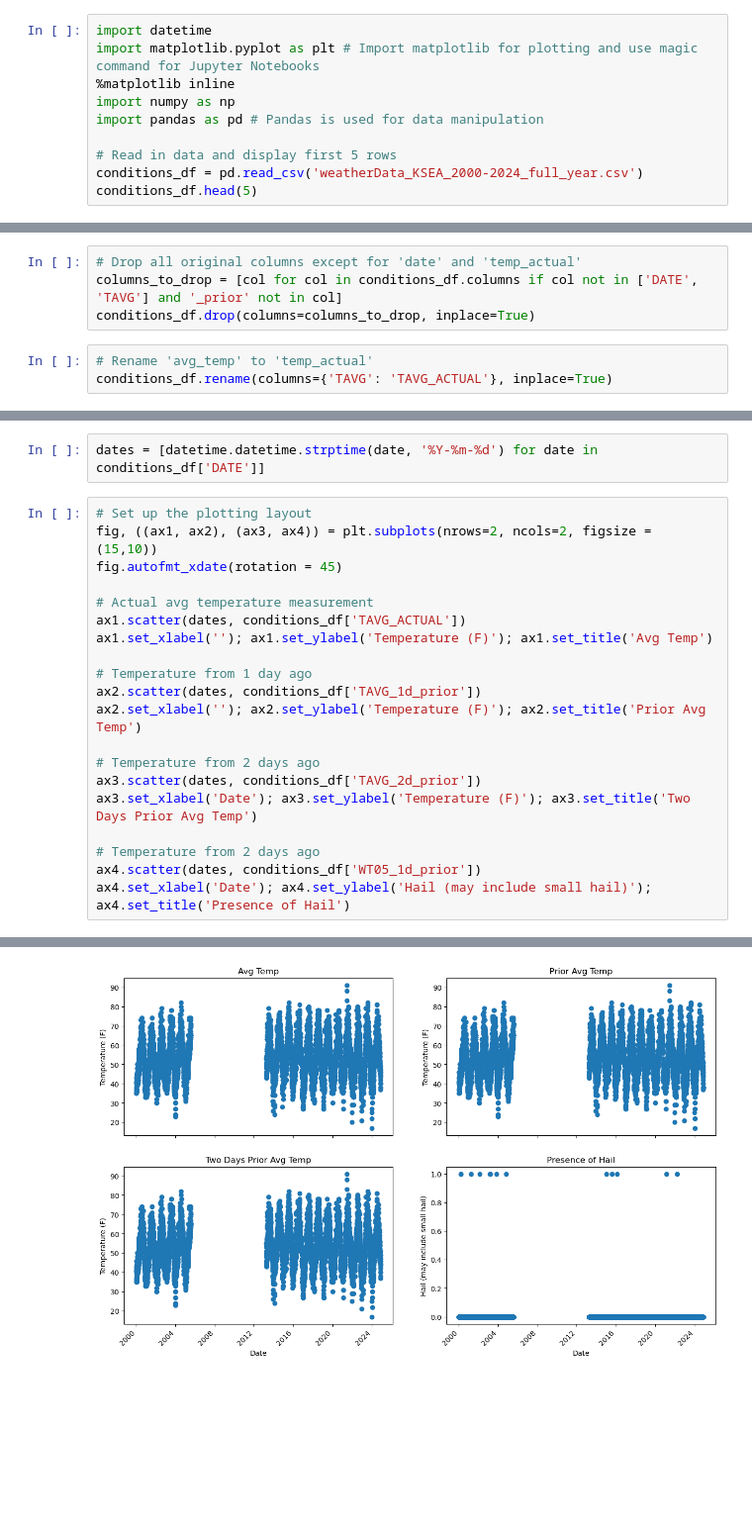
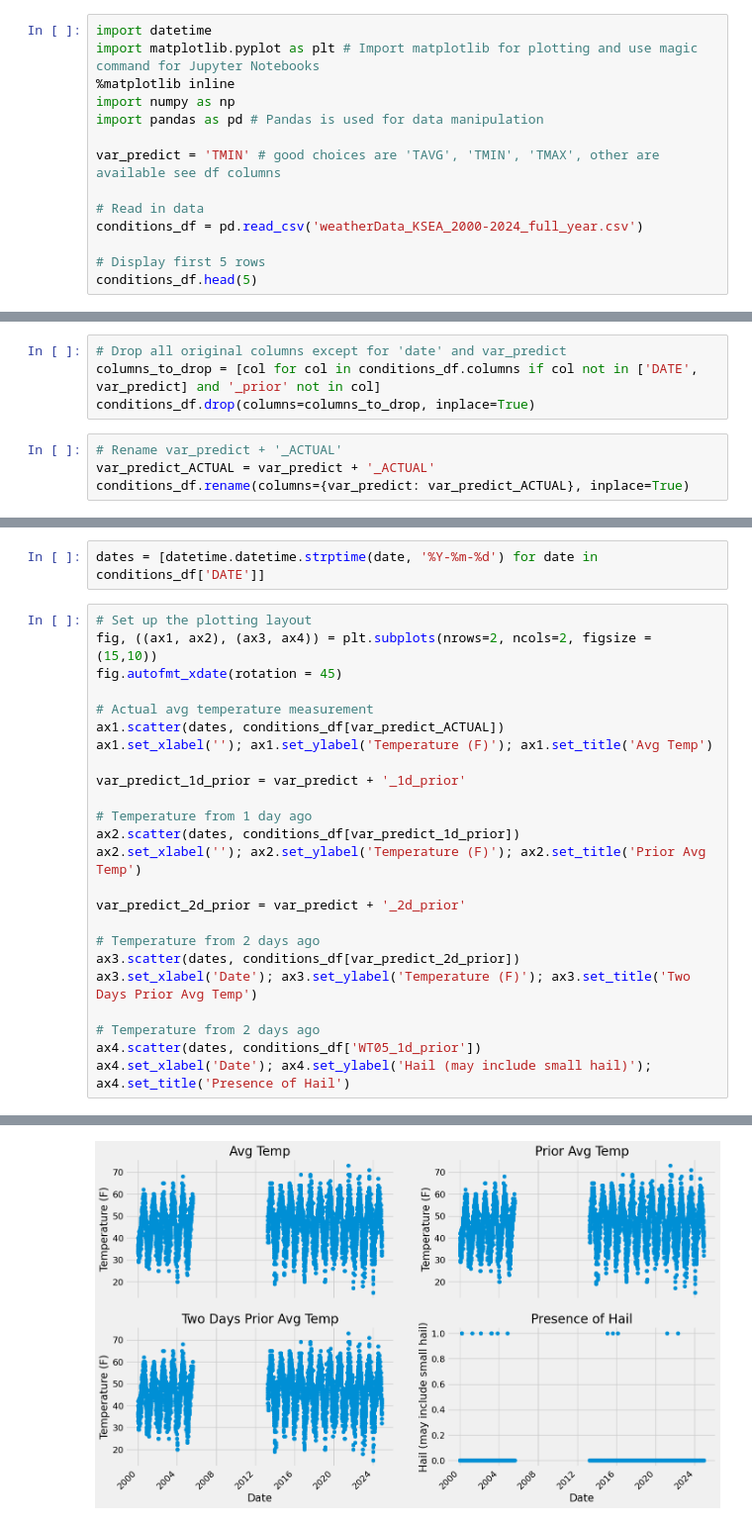
Before and after one commit to ClaytonSasaki/SeattleTempPredict_RandomForest, a Jupyter notebook: SeattleTemp_RandomForest.ipynb, the cells around one changed output, grey strips where cells are left out. Shown: that part at 99% size. Saved outputs shown, nothing was run; the diff lists cells and outputs as text; blank space fills up the shorter version.

Commit message:
added in random forest model and ability to change predicted variable

```diff
--- a/SeattleTemp_RandomForest.ipynb
+++ b/SeattleTemp_RandomForest.ipynb
@@ -11,8 +11,12 @@ import matplotlib.pyplot as plt # Import matplotlib for plotting and use magic c
 import numpy as np
 import pandas as pd # Pandas is used for data manipulation
 
-# Read in data and display first 5 rows
+var_predict = 'TMIN' # good choices are 'TAVG', 'TMIN', 'TMAX', other are available see df columns
+
+# Read in data
 conditions_df = pd.read_csv('weatherData_KSEA_2000-2024_full_year.csv')
+
+# Display first 5 rows
 conditions_df.head(5)
 # %% [output]
 |  | STATION | DATE | AWND | FMTM | PGTM | PRCP | SNOW | SNWD | TAVG | TMAX | ... | ... |
@@ -91,12 +96,13 @@ for column in conditions_df.columns:
         conditions_df[f'{column}_1d_prior'] = conditions_df[column].shift(1)
         conditions_df[f'{column}_2d_prior'] = conditions_df[column].shift(2)
 # %%
-# Drop all original columns except for 'date' and 'temp_actual'
-columns_to_drop = [col for col in conditions_df.columns if col not in ['DATE', 'TAVG'] and '_prior' not in col]
+# Drop all original columns except for 'date' and var_predict
+columns_to_drop = [col for col in conditions_df.columns if col not in ['DATE', var_predict] and '_prior' not in col]
 conditions_df.drop(columns=columns_to_drop, inplace=True)
 # %%
-# Rename 'avg_temp' to 'temp_actual'
-conditions_df.rename(columns={'TAVG': 'TAVG_ACTUAL'}, inplace=True)
+# Rename var_predict + '_ACTUAL'
+var_predict_ACTUAL = var_predict + '_ACTUAL'
+conditions_df.rename(columns={var_predict: var_predict_ACTUAL}, inplace=True)
 # %%
 # Drop the first two rows as they don't have prior data
 conditions_df.drop(index=[0, 1], inplace=True)
@@ -139,24 +165,28 @@ dates = [datetime.datetime.strptime(date, '%Y-%m-%d') for date in conditions_df[
 # %%
 # Set up the plotting layout
 fig, ((ax1, ax2), (ax3, ax4)) = plt.subplots(nrows=2, ncols=2, figsize = (15,10))
 fig.autofmt_xdate(rotation = 45)
 
 # Actual avg temperature measurement
-ax1.scatter(dates, conditions_df['TAVG_ACTUAL'])
+ax1.scatter(dates, conditions_df[var_predict_ACTUAL])
 ax1.set_xlabel(''); ax1.set_ylabel('Temperature (F)'); ax1.set_title('Avg Temp')
 
+var_predict_1d_prior = var_predict + '_1d_prior'
+
 # Temperature from 1 day ago
-ax2.scatter(dates, conditions_df['TAVG_1d_prior'])
+ax2.scatter(dates, conditions_df[var_predict_1d_prior])
 ax2.set_xlabel(''); ax2.set_ylabel('Temperature (F)'); ax2.set_title('Prior Avg Temp')
 
+var_predict_2d_prior = var_predict + '_2d_prior'
+
 # Temperature from 2 days ago
-ax3.scatter(dates, conditions_df['TAVG_2d_prior'])
+ax3.scatter(dates, conditions_df[var_predict_2d_prior])
 ax3.set_xlabel('Date'); ax3.set_ylabel('Temperature (F)'); ax3.set_title('Two Days Prior Avg Temp')
 
 # Temperature from 2 days ago
 ax4.scatter(dates, conditions_df['WT05_1d_prior'])
 ax4.set_xlabel('Date'); ax4.set_ylabel('Hail (may include small hail)'); ax4.set_title('Presence of Hail')
 # %% [output]
 Text(0.5, 1.0, 'Presence of Hail')
-[figure, old version]
+[figure, new version]
 # %% [markdown]
```
Also changed, not shown: parts of 22 cells of this notebook.
